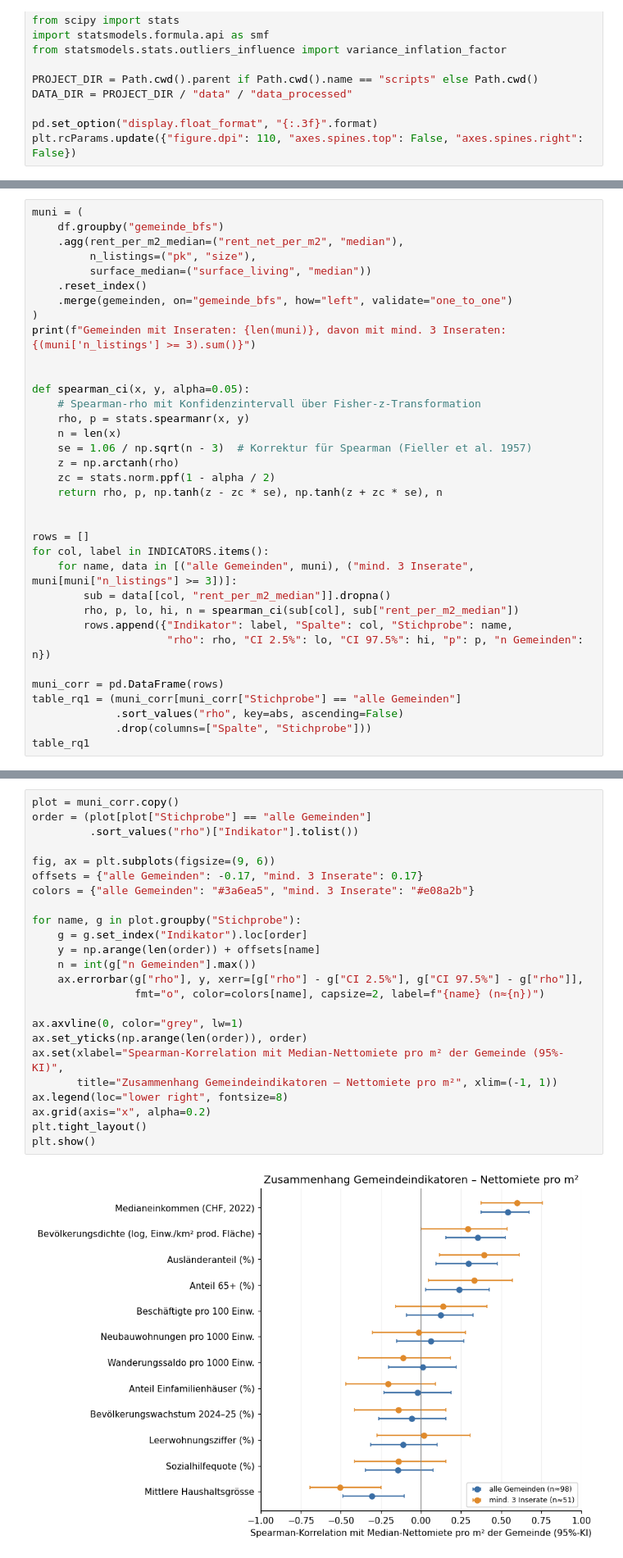
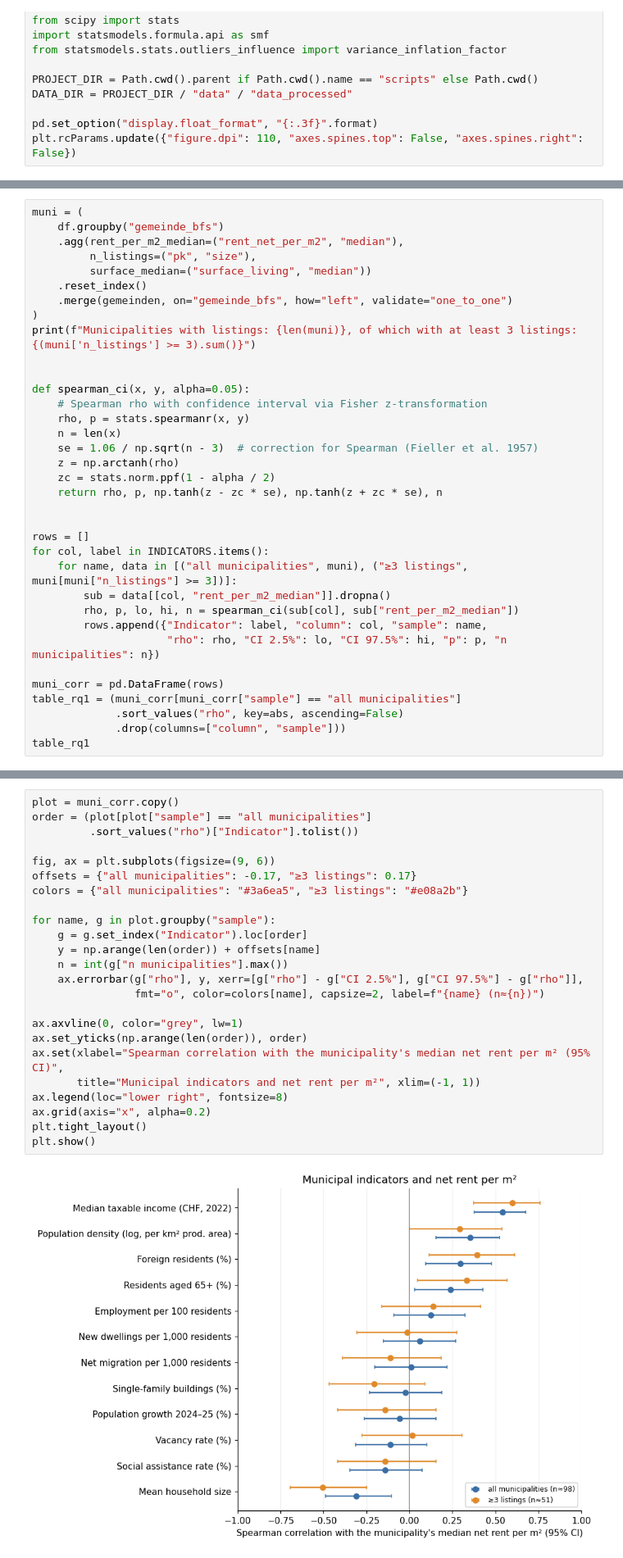
Before and after one commit to ruefeenr/CIP_HS26_204, a Jupyter notebook: scripts/rent_factors_analysis.ipynb, the cells around one changed output, grey strips where cells are left out. Shown at 82% size. Drawn from its saved outputs; the diff is of its cells as text.

```diff
--- a/scripts/rent_factors_analysis.ipynb
+++ b/scripts/rent_factors_analysis.ipynb
@@ -179,14 +179,14 @@ muni = (
     .reset_index()
     .merge(gemeinden, on="gemeinde_bfs", how="left", validate="one_to_one")
 )
-print(f"Gemeinden mit Inseraten: {len(muni)}, davon mit mind. 3 Inseraten: {(muni['n_listings'] >= 3).sum()}")
+print(f"Municipalities with listings: {len(muni)}, of which with at least 3 listings: {(muni['n_listings'] >= 3).sum()}")
 
 
 def spearman_ci(x, y, alpha=0.05):
-    # Spearman-rho mit Konfidenzintervall über Fisher-z-Transformation
+    # Spearman rho with confidence interval via Fisher z-transformation
     rho, p = stats.spearmanr(x, y)
     n = len(x)
-    se = 1.06 / np.sqrt(n - 3)  # Korrektur für Spearman (Fieller et al. 1957)
+    se = 1.06 / np.sqrt(n - 3)  # correction for Spearman (Fieller et al. 1957)
     z = np.arctanh(rho)
     zc = stats.norm.ppf(1 - alpha / 2)
     return rho, p, np.tanh(z - zc * se), np.tanh(z + zc * se), n
@@ -194,15 +194,15 @@ def spearman_ci(x, y, alpha=0.05):
 
 rows = []
 for col, label in INDICATORS.items():
-    for name, data in [("alle Gemeinden", muni), ("mind. 3 Inserate", muni[muni["n_listings"] >= 3])]:
+    for name, data in [("all municipalities", muni), ("≥3 listings", muni[muni["n_listings"] >= 3])]:
         sub = data[[col, "rent_per_m2_median"]].dropna()
         rho, p, lo, hi, n = spearman_ci(sub[col], sub["rent_per_m2_median"])
-        rows.append({"Indikator": label, "Spalte": col, "Stichprobe": name,
-                     "rho": rho, "CI 2.5%": lo, "CI 97.5%": hi, "p": p, "n Gemeinden": n})
+        rows.append({"Indicator": label, "column": col, "sample": name,
+                     "rho": rho, "CI 2.5%": lo, "CI 97.5%": hi, "p": p, "n municipalities": n})
 
 muni_corr = pd.DataFrame(rows)
-table_rq1 = (muni_corr[muni_corr["Stichprobe"] == "alle Gemeinden"]
+table_rq1 = (muni_corr[muni_corr["sample"] == "all municipalities"]
              .sort_values("rho", key=abs, ascending=False)
-             .drop(columns=["Spalte", "Stichprobe"]))
+             .drop(columns=["column", "sample"]))
 table_rq1
 # %% [output]
@@ -223,27 +223,27 @@ Gemeinden mit Inseraten: 98, davon mit mind. 3 Inseraten: 51
 # %%
 plot = muni_corr.copy()
-order = (plot[plot["Stichprobe"] == "alle Gemeinden"]
-         .sort_values("rho")["Indikator"].tolist())
+order = (plot[plot["sample"] == "all municipalities"]
+         .sort_values("rho")["Indicator"].tolist())
 
 fig, ax = plt.subplots(figsize=(9, 6))
-offsets = {"alle Gemeinden": -0.17, "mind. 3 Inserate": 0.17}
-colors = {"alle Gemeinden": "#3a6ea5", "mind. 3 Inserate": "#e08a2b"}
+offsets = {"all municipalities": -0.17, "≥3 listings": 0.17}
+colors = {"all municipalities": "#3a6ea5", "≥3 listings": "#e08a2b"}
 
-for name, g in plot.groupby("Stichprobe"):
-    g = g.set_index("Indikator").loc[order]
+for name, g in plot.groupby("sample"):
+    g = g.set_index("Indicator").loc[order]
     y = np.arange(len(order)) + offsets[name]
-    n = int(g["n Gemeinden"].max())
+    n = int(g["n municipalities"].max())
     ax.errorbar(g["rho"], y, xerr=[g["rho"] - g["CI 2.5%"], g["CI 97.5%"] - g["rho"]],
                 fmt="o", color=colors[name], capsize=2, label=f"{name} (n≈{n})")
 
 ax.axvline(0, color="grey", lw=1)
 ax.set_yticks(np.arange(len(order)), order)
-ax.set(xlabel="Spearman-Korrelation mit Median-Nettomiete pro m² der Gemeinde (95%-KI)",
-       title="Zusammenhang Gemeindeindikatoren – Nettomiete pro m²", xlim=(-1, 1))
+ax.set(xlabel="Spearman correlation with the municipality's median net rent per m² (95% CI)",
+       title="Municipal indicators and net rent per m²", xlim=(-1, 1))
 ax.legend(loc="lower right", fontsize=8)
 ax.grid(axis="x", alpha=0.2)
 plt.tight_layout()
 plt.show()
 # %% [output]
-[figure, old version]
+[figure, new version]
 # %%
```
Also changed, not shown: parts of 33 cells of this notebook, 4 other files.
